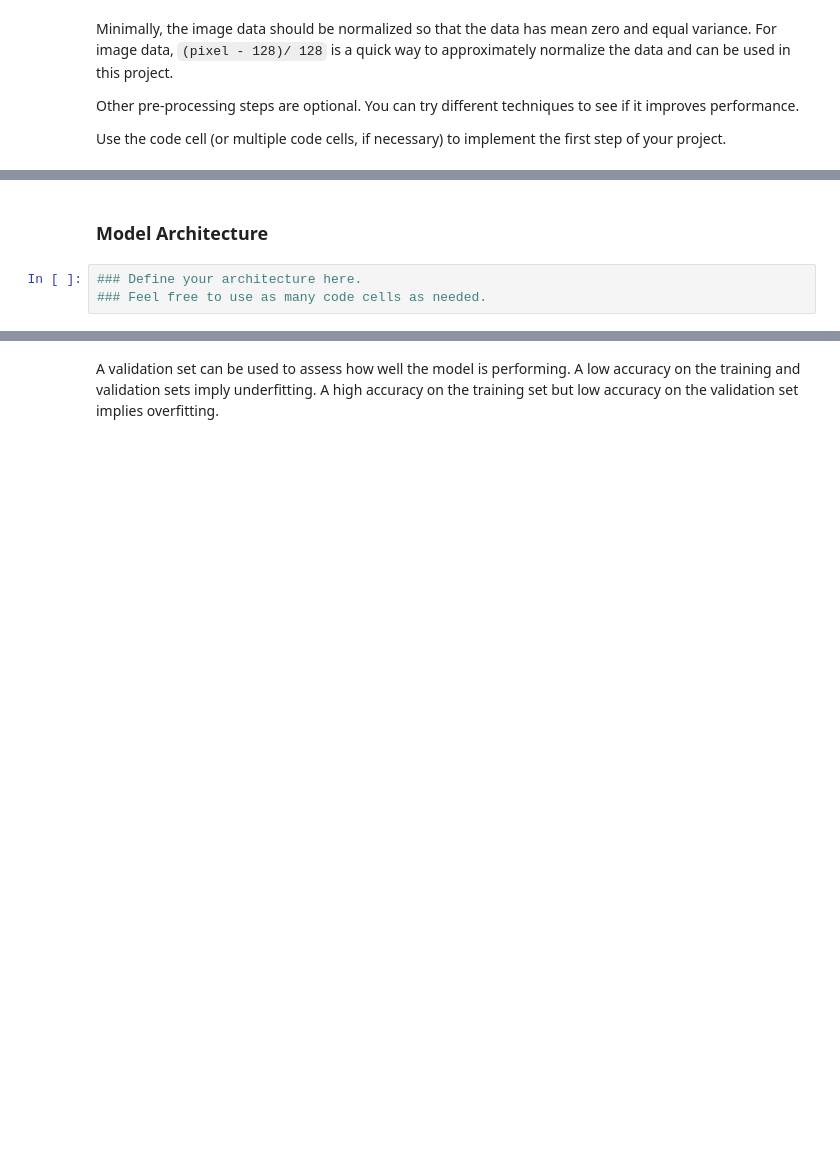
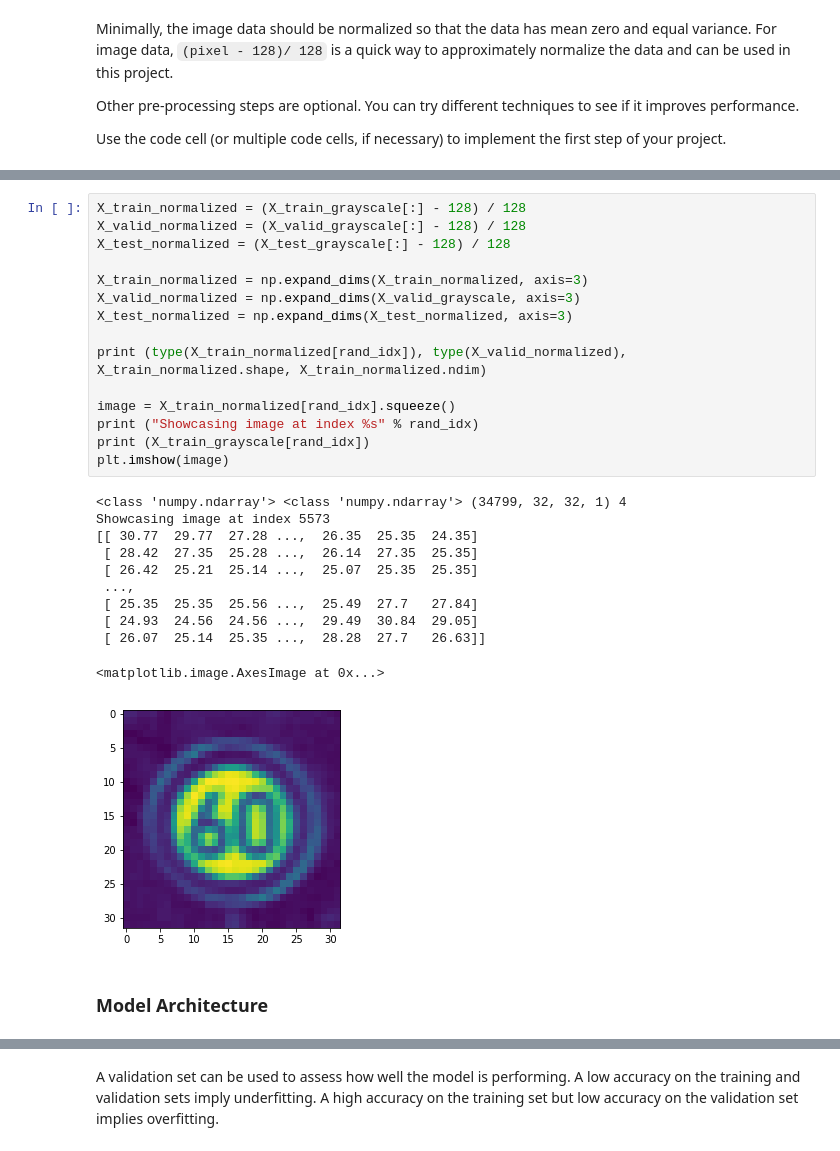
Before and after one commit to sameerppatil/traffic-sign-classifier, a Jupyter notebook: Traffic_Sign_Classifier.ipynb, the cells around one changed output, grey strips where cells are left out. Drawn from its saved outputs; the diff is of its cells as text; blank space fills up the shorter version.

```diff
--- a/Traffic_Sign_Classifier.ipynb
+++ b/Traffic_Sign_Classifier.ipynb
@@ -161,5 +212,29 @@ Use the code cell (or multiple code cells, if necessary) to implement the first
+# %%
+X_train_normalized = (X_train_grayscale[:] - 128) / 128
+X_valid_normalized = (X_valid_grayscale[:] - 128) / 128
+X_test_normalized = (X_test_grayscale[:] - 128) / 128
+
+X_train_normalized = np.expand_dims(X_train_normalized, axis=3)
+X_valid_normalized = np.expand_dims(X_valid_grayscale, axis=3)
+X_test_normalized = np.expand_dims(X_test_normalized, axis=3)
+
+print (type(X_train_normalized[rand_idx]), type(X_valid_normalized), X_train_normalized.shape, X_train_normalized.ndim)
+
+image = X_train_normalized[rand_idx].squeeze()
+print ("Showcasing image at index %s" % rand_idx)
+print (X_train_grayscale[rand_idx])
+plt.imshow(image)
+# %% [output]
+<class 'numpy.ndarray'> <class 'numpy.ndarray'> (34799, 32, 32, 1) 4
+Showcasing image at index 5573
+[[ 30.77  29.77  27.28 ...,  26.35  25.35  24.35]
+ [ 28.42  27.35  25.28 ...,  26.14  27.35  25.35]
+ [ 26.42  25.21  25.14 ...,  25.07  25.35  25.35]
+ ...,
+ [ 25.35  25.35  25.56 ...,  25.49  27.7   27.84]
+ [ 24.93  24.56  24.56 ...,  29.49  30.84  29.05]
+ [ 26.07  25.14  25.35 ...,  28.28  27.7   26.63]]
+<matplotlib.image.AxesImage at 0x...>
+[figure, added]
 # %% [markdown]
 ### Model Architecture
-# %%
-### Define your architecture here.
-### Feel free to use as many code cells as needed.
```
Also changed, not shown: parts of 11 cells of this notebook.
